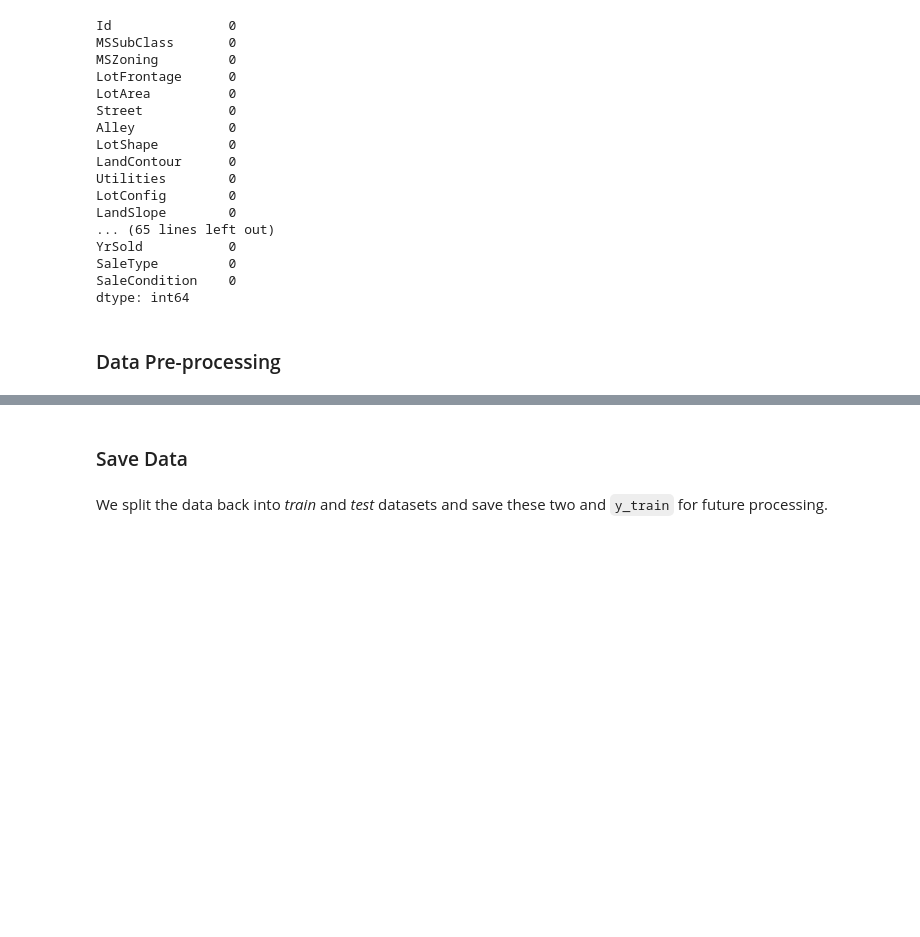
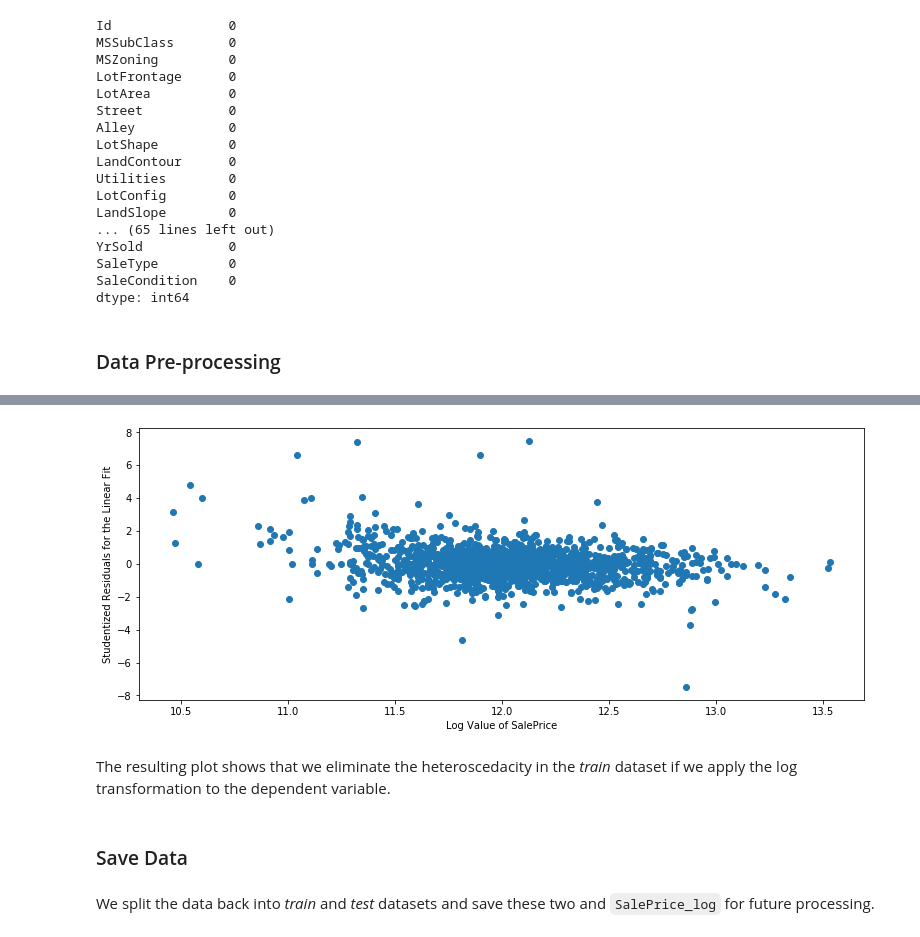
Before and after one commit to sanjeevgadre/Kaggle-Ames, a Jupyter notebook: Python/scripts/Part-I-EDA-Preprocessing.ipynb, the cells around one changed output, grey strips where cells are left out. Saved outputs shown, nothing was run; the diff lists cells and outputs as text; code cells hidden in the pictures; blank space fills up the shorter version.

```diff
--- a/Python/scripts/Part-I-EDA-Preprocessing.ipynb
+++ b/Python/scripts/Part-I-EDA-Preprocessing.ipynb
@@ -503,7 +512,21 @@ dat = pd.get_dummies(dat, columns = cat_feats)
+# %%
+SalePrice_log = np.log(SalePrice)
+model.fit(X = dat.iloc[:n_train, 1:], y = SalePrice_log)
+SalePrice_log_hat = model.predict(X = dat.iloc[:n_train, 1:])
+
+plt.figure(figsize = (13, 5))
+plt.scatter(SalePrice_log, (SalePrice_log_hat - SalePrice_log)/np.std((SalePrice_log_hat - SalePrice_log)))
+plt.xlabel('Log Value of SalePrice')
+plt.ylabel('Studentized Residuals for the Linear Fit')
+plt.show()
+# %% [output]
+[figure, added]
+# %% [markdown]
+The resulting plot shows that we eliminate the heteroscedacity in the <i>train</i> dataset if we apply the log transformation to the dependent variable.
 # %% [markdown]
 ### Save Data
 # %% [markdown]
-We split the data back into <i>train</i> and <i>test</i> datasets and save these two and <code>y_train</code> for future processing.
+We split the data back into <i>train</i> and <i>test</i> datasets and save these two and <code>SalePrice_log</code> for future processing.
 # %%
 train = dat[:n_train]
 test = dat[n_train:]
```
Also changed, not shown: parts of 9 cells of this notebook, 4 other files.
